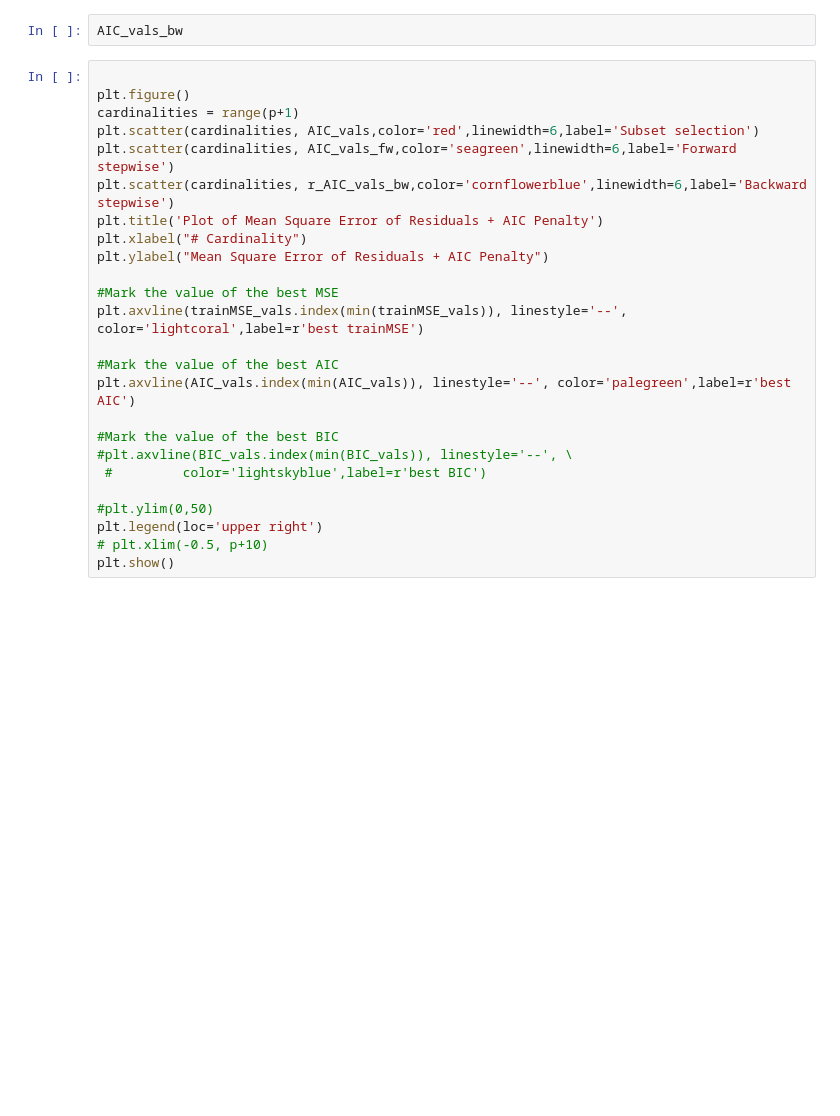
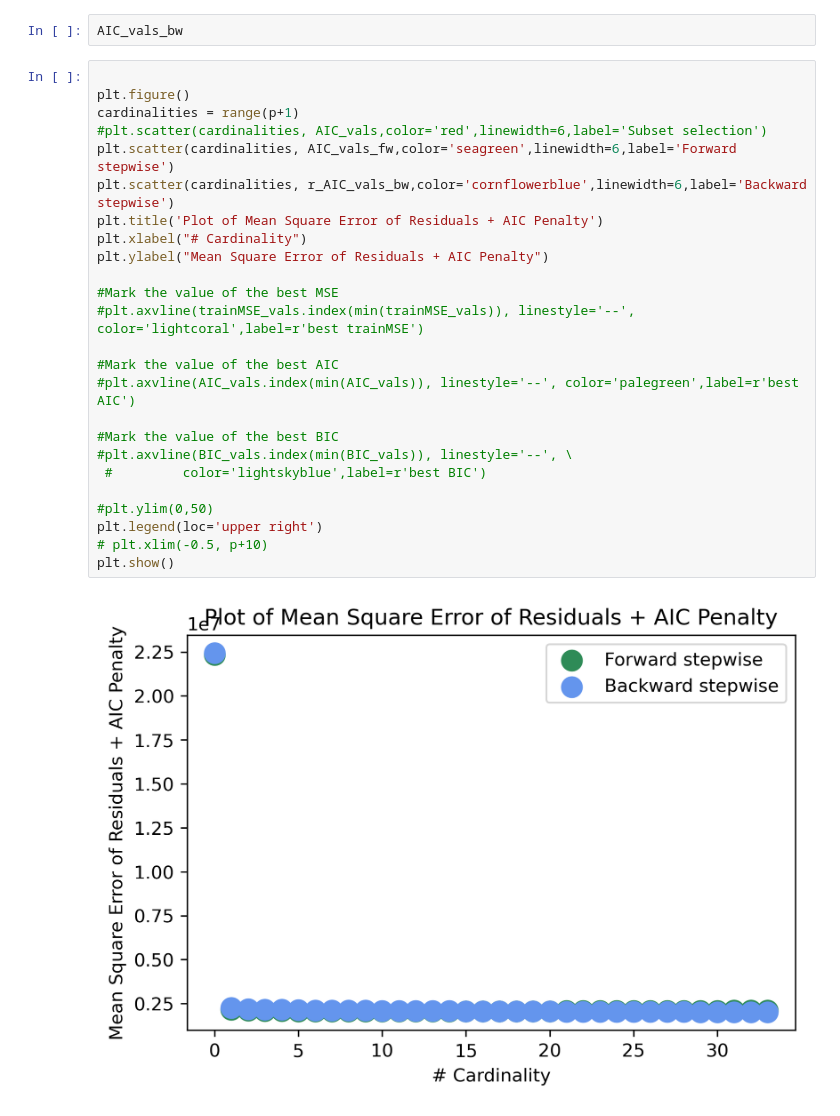
Before and after one commit to ShailaShova/COMS574, a Jupyter notebook: Employee_attrition.ipynb, the cells around one changed output. Saved outputs shown, nothing was run; the diff lists cells and outputs as text; blank space fills up the shorter version.

```diff
--- a/Employee_attrition.ipynb
+++ b/Employee_attrition.ipynb
@@ -1024,28 +1188,30 @@ AIC_vals_bw
 # %%
 
 plt.figure()
 cardinalities = range(p+1)
-plt.scatter(cardinalities, AIC_vals,color='red',linewidth=6,label='Subset selection')
+#plt.scatter(cardinalities, AIC_vals,color='red',linewidth=6,label='Subset selection')
 plt.scatter(cardinalities, AIC_vals_fw,color='seagreen',linewidth=6,label='Forward stepwise')
 plt.scatter(cardinalities, r_AIC_vals_bw,color='cornflowerblue',linewidth=6,label='Backward stepwise')
 plt.title('Plot of Mean Square Error of Residuals + AIC Penalty')
 plt.xlabel("# Cardinality")
 plt.ylabel("Mean Square Error of Residuals + AIC Penalty")
 
 #Mark the value of the best MSE
-plt.axvline(trainMSE_vals.index(min(trainMSE_vals)), linestyle='--', color='lightcoral',label=r'best trainMSE')
+#plt.axvline(trainMSE_vals.index(min(trainMSE_vals)), linestyle='--', color='lightcoral',label=r'best trainMSE')
 
 #Mark the value of the best AIC
-plt.axvline(AIC_vals.index(min(AIC_vals)), linestyle='--', color='palegreen',label=r'best AIC')
+#plt.axvline(AIC_vals.index(min(AIC_vals)), linestyle='--', color='palegreen',label=r'best AIC')
 
 #Mark the value of the best BIC
 #plt.axvline(BIC_vals.index(min(BIC_vals)), linestyle='--', \
  #         color='lightskyblue',label=r'best BIC')
 
 #plt.ylim(0,50)
 plt.legend(loc='upper right')
 # plt.xlim(-0.5, p+10)
 plt.show()
+# %% [output]
+[figure, added]
 # %%
 print("Backward")
 for i in range(p+1):
```
Also changed, not shown: parts of 34 cells of this notebook.
